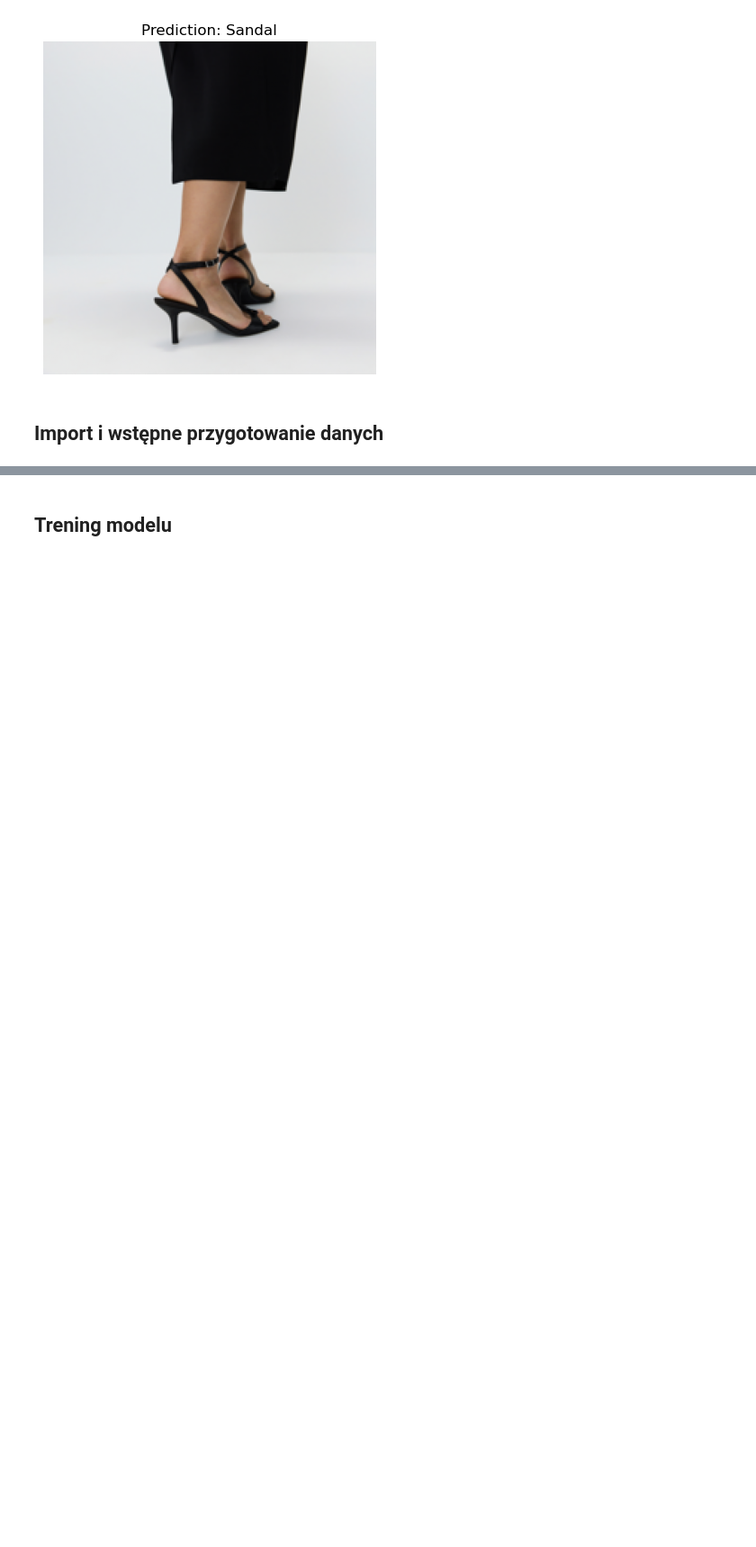
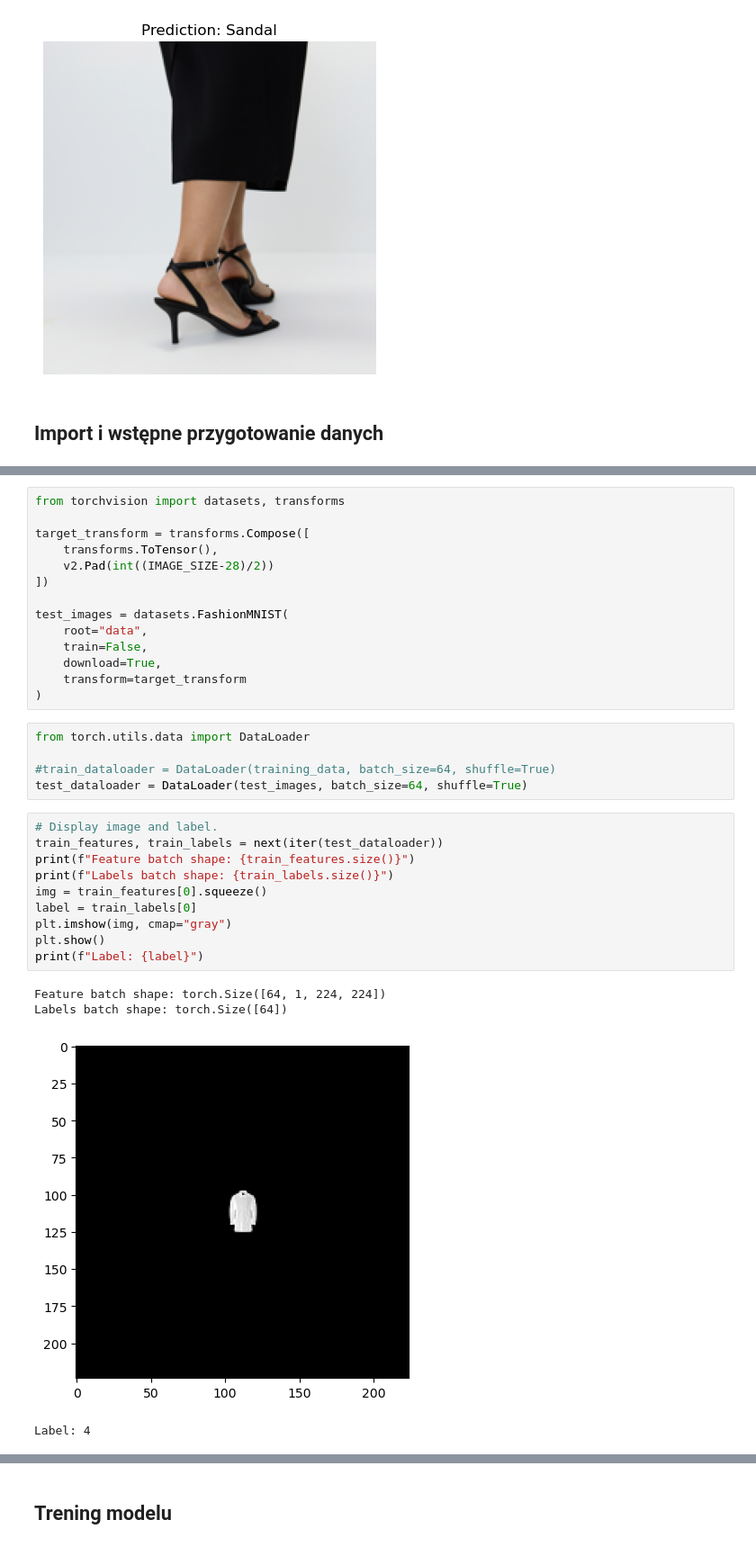
Before and after one commit to piotrsok2/cv-course, a Jupyter notebook: exercises/TL.ipynb, the cells around one changed output, grey strips where cells are left out. Shown at 90% size. Drawn from its saved outputs; the diff is of its cells as text; blank space fills up the shorter version.

Commit message:
Data augmentation with pyTorch

```diff
--- a/exercises/TL.ipynb
+++ b/exercises/TL.ipynb
@@ -183 +126,35 @@ print(image[0].shape[0])
+# %%
+from torchvision import datasets, transforms
+
+target_transform = transforms.Compose([
+    transforms.ToTensor(),
+    v2.Pad(int((IMAGE_SIZE-28)/2))
+])
+
+test_images = datasets.FashionMNIST(
+    root="data",
+    train=False,
+    download=True,
+    transform=target_transform
+)
+# %%
+from torch.utils.data import DataLoader
+
+#train_dataloader = DataLoader(training_data, batch_size=64, shuffle=True)
+test_dataloader = DataLoader(test_images, batch_size=64, shuffle=True)
+# %%
+# Display image and label.
+train_features, train_labels = next(iter(test_dataloader))
+print(f"Feature batch shape: {train_features.size()}")
+print(f"Labels batch shape: {train_labels.size()}")
+img = train_features[0].squeeze()
+label = train_labels[0]
+plt.imshow(img, cmap="gray")
+plt.show()
+print(f"Label: {label}")
+# %% [output]
+Feature batch shape: torch.Size([64, 1, 224, 224])
+Labels batch shape: torch.Size([64])
+[figure, added]
+Label: 4
 # %%
```
Also changed, not shown: parts of 7 cells of this notebook.
